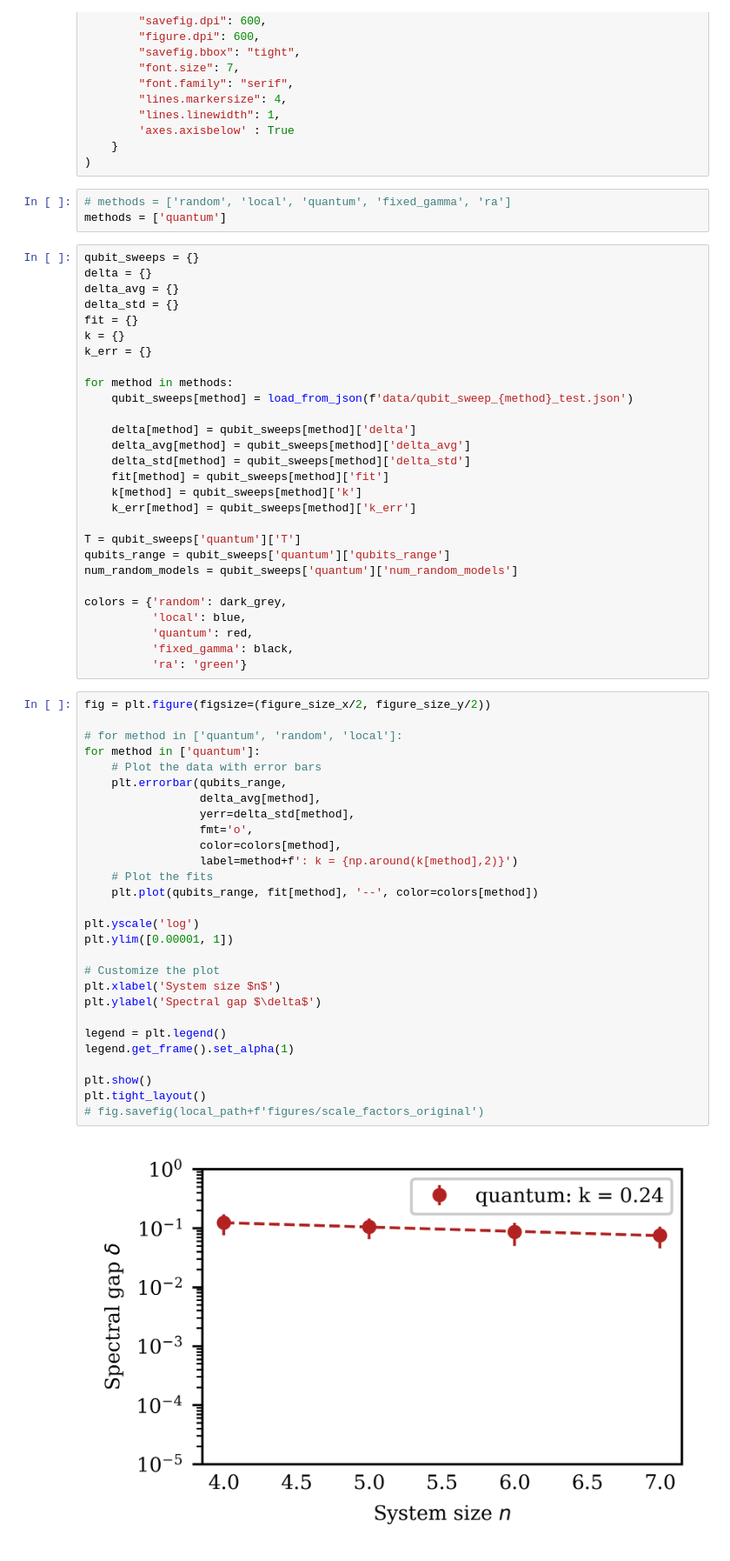
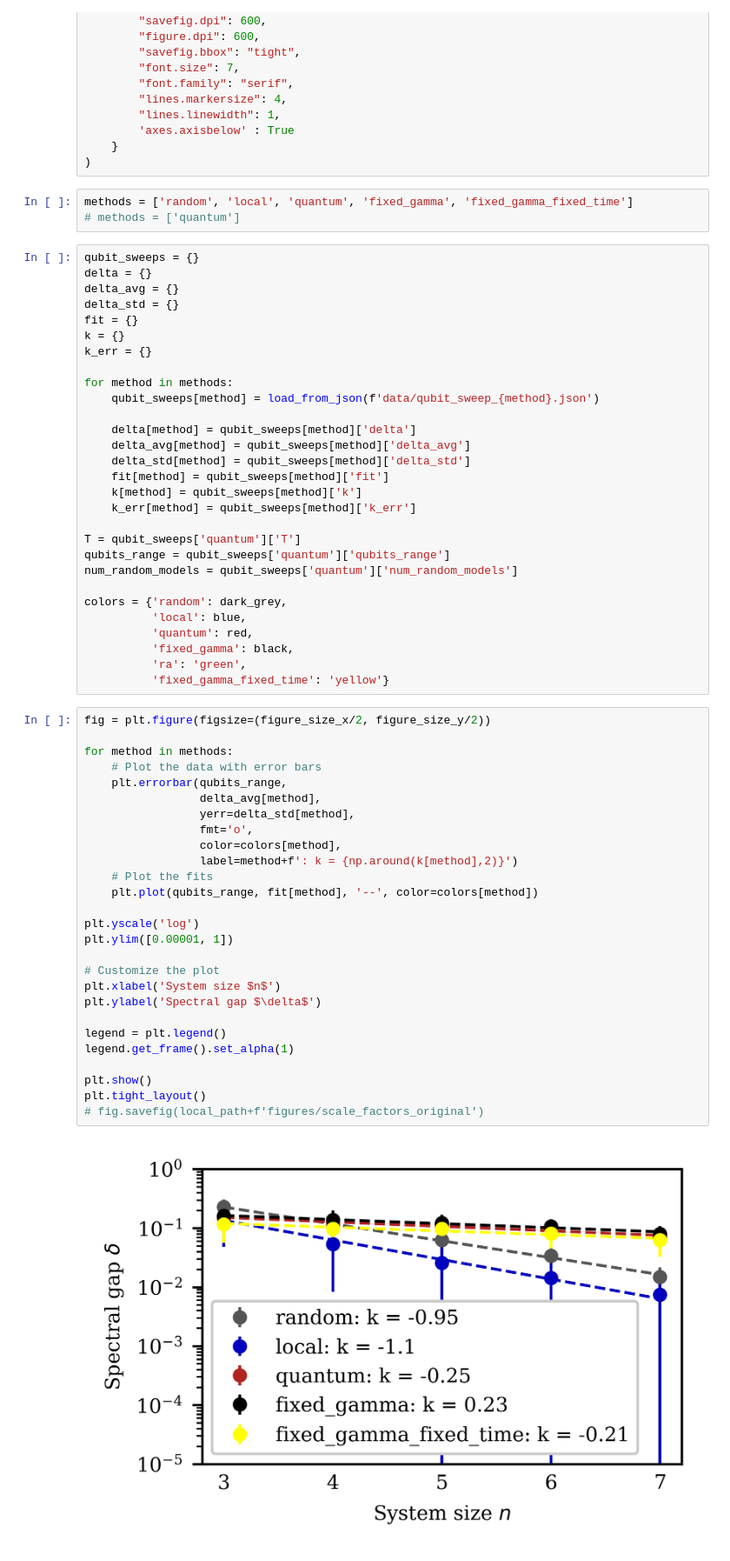
Before and after one commit to petr-ivashkov/quantum-mcmc, a Jupyter notebook: plots/qubit_sweep_scale_factors.ipynb, the cells around one changed output. Shown at 87% size. Cells and saved outputs as stored; diff of their text form.

```diff
--- a/plots/qubit_sweep_scale_factors.ipynb
+++ b/plots/qubit_sweep_scale_factors.ipynb
@@ -22,8 +22,8 @@ plt.rcParams.update(
     }
 )
 # %%
-# methods = ['random', 'local', 'quantum', 'fixed_gamma', 'ra']
-methods = ['quantum']
+methods = ['random', 'local', 'quantum', 'fixed_gamma', 'fixed_gamma_fixed_time']
+# methods = ['quantum']
 # %%
 qubit_sweeps = {}
 delta = {}
@@ -34,7 +34,7 @@ k = {}
 k_err = {}
 
 for method in methods:
-    qubit_sweeps[method] = load_from_json(f'data/qubit_sweep_{method}_test.json')
+    qubit_sweeps[method] = load_from_json(f'data/qubit_sweep_{method}.json')
 
     delta[method] = qubit_sweeps[method]['delta']
     delta_avg[method] = qubit_sweeps[method]['delta_avg']
@@ -51,37 +51,37 @@ colors = {'random': dark_grey,
           'local': blue,
           'quantum': red,
           'fixed_gamma': black,
-          'ra': 'green'}
+          'ra': 'green',
+          'fixed_gamma_fixed_time': 'yellow'}
 # %%
 fig = plt.figure(figsize=(figure_size_x/2, figure_size_y/2))
 
-# for method in ['quantum', 'random', 'local']:
-for method in ['quantum']:
+for method in methods:
     # Plot the data with error bars
     plt.errorbar(qubits_range,
                  delta_avg[method],
                  yerr=delta_std[method],
                  fmt='o',
                  color=colors[method],
                  label=method+f': k = {np.around(k[method],2)}')
     # Plot the fits
     plt.plot(qubits_range, fit[method], '--', color=colors[method])
 
 plt.yscale('log')
 plt.ylim([0.00001, 1])
 
 # Customize the plot
 plt.xlabel('System size $n$')
 plt.ylabel('Spectral gap $\delta$')
 
 legend = plt.legend()
 legend.get_frame().set_alpha(1)
 
 plt.show()
 plt.tight_layout()
 # fig.savefig(local_path+f'figures/scale_factors_original')
 # %% [output]
-[figure, old version]
+[figure, new version]
 <Figure size 3840x2880 with 0 Axes>
 # %%
 for method in methods:
```
Also changed, not shown: parts of 3 cells of this notebook, 14 other files.
